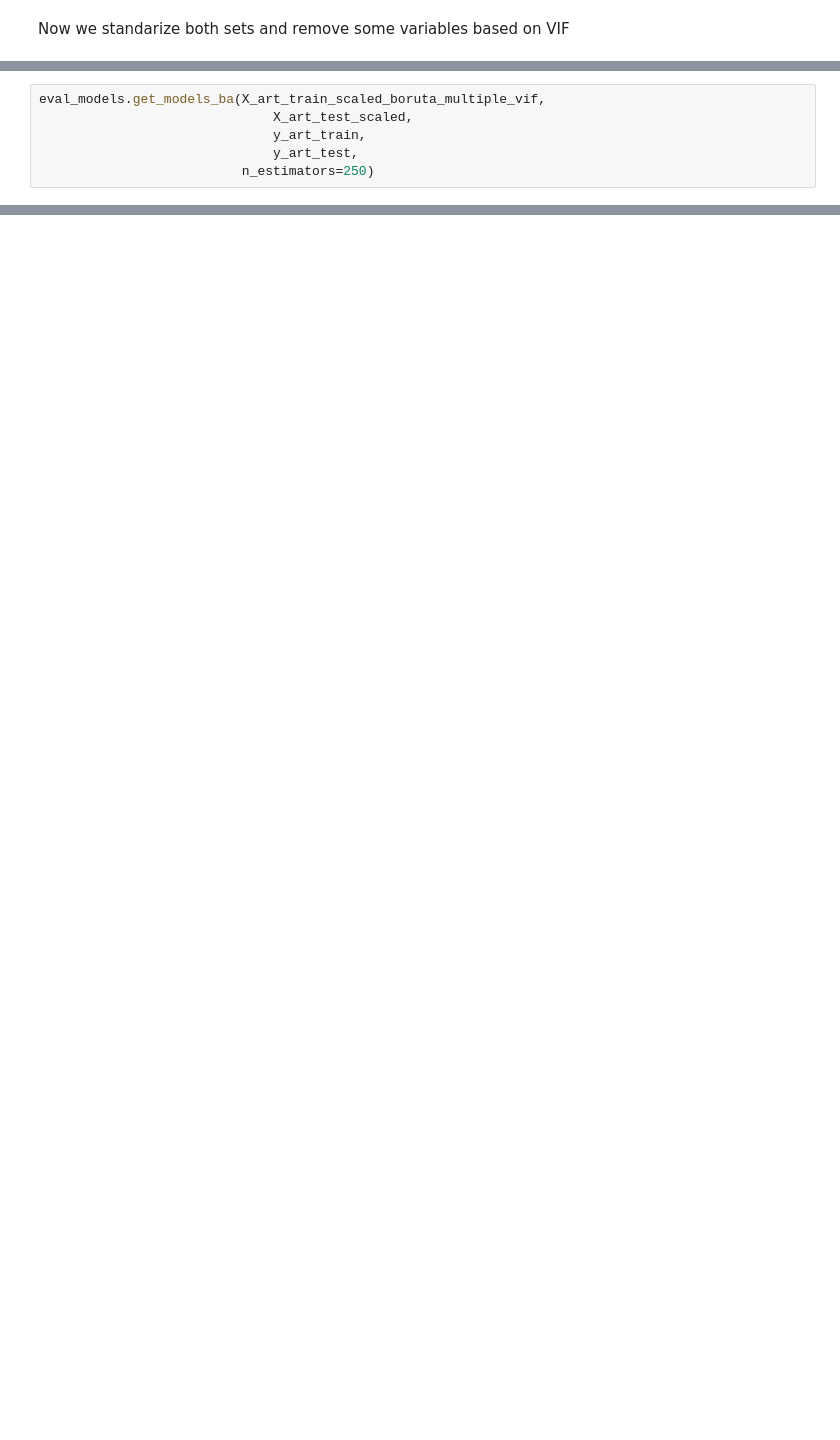
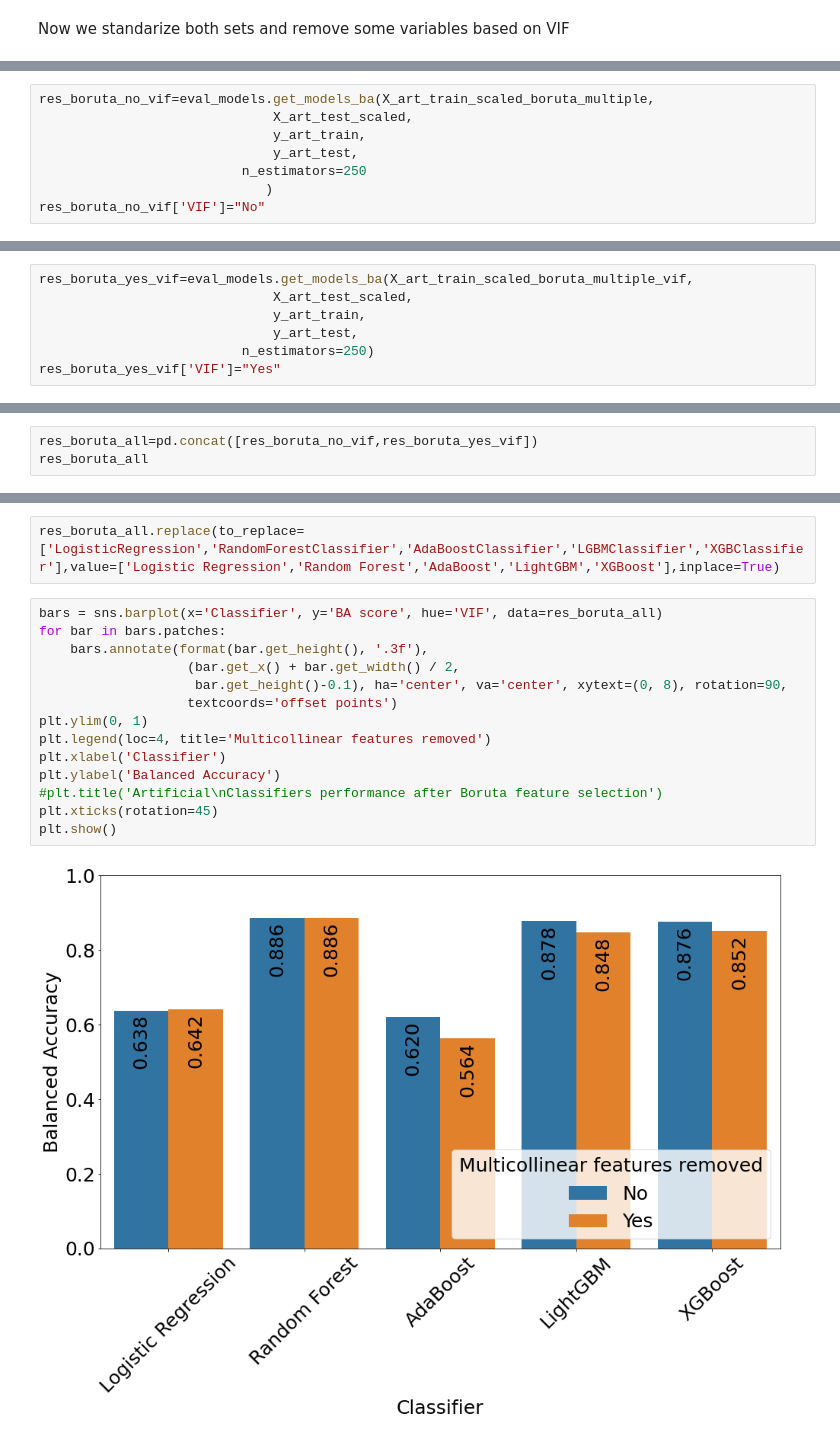
Before and after one commit to pawel99k/AML2022, a Jupyter notebook: Project2/Python_scripts/Boruta-artificial.ipynb, the cells around one changed output, grey strips where cells are left out. Drawn from its saved outputs; the diff is of its cells as text; blank space fills up the shorter version.

```diff
--- a/Project2/Python_scripts/Boruta-artificial.ipynb
+++ b/Project2/Python_scripts/Boruta-artificial.ipynb
@@ -232,0 +206,8 @@ X_art_train_scaled_boruta_multiple=X_art_train_scaled.iloc[:,columns_boruta]
+# %%
+res_boruta_no_vif=eval_models.get_models_ba(X_art_train_scaled_boruta_multiple,
+                              X_art_test_scaled,
+                              y_art_train,
+                              y_art_test,
+                          n_estimators=250
+                             )
+res_boruta_no_vif['VIF']="No"
@@ -236,10 +238,11 @@ X_art_train_scaled_boruta_multiple_vif=eval_models.delete_multicollinear(X_art_t
 5 features left
 # %%
-eval_models.get_models_ba(X_art_train_scaled_boruta_multiple_vif,
+res_boruta_yes_vif=eval_models.get_models_ba(X_art_train_scaled_boruta_multiple_vif,
                               X_art_test_scaled,
                               y_art_train,
                               y_art_test,
                           n_estimators=250)
+res_boruta_yes_vif['VIF']="Yes"
 # %% [output]
 LogisticRegression 0.642
 RandomForestClassifier 0.886
@@ -259,0 +253,3 @@ Int64Index([64, 281, 378, 451, 453], dtype='int64')
+# %%
+res_boruta_all=pd.concat([res_boruta_no_vif,res_boruta_yes_vif])
+res_boruta_all
@@ -259,0 +268,18 @@ Int64Index([64, 281, 378, 451, 453], dtype='int64')
+# %%
+res_boruta_all.replace(to_replace=['LogisticRegression','RandomForestClassifier','AdaBoostClassifier','LGBMClassifier','XGBClassifier'],value=['Logistic Regression','Random Forest','AdaBoost','LightGBM','XGBoost'],inplace=True)
+# %%
+bars = sns.barplot(x='Classifier', y='BA score', hue='VIF', data=res_boruta_all)
+for bar in bars.patches:
+    bars.annotate(format(bar.get_height(), '.3f'),
+                   (bar.get_x() + bar.get_width() / 2,
+                    bar.get_height()-0.1), ha='center', va='center', xytext=(0, 8), rotation=90,
+                   textcoords='offset points')
+plt.ylim(0, 1)
+plt.legend(loc=4, title='Multicollinear features removed')
+plt.xlabel('Classifier')
+plt.ylabel('Balanced Accuracy')
+#plt.title('Artificial\nClassifiers performance after Boruta feature selection')
+plt.xticks(rotation=45)
+plt.show()
+# %% [output]
+[figure, added]
```
Also changed, not shown: parts of 17 cells of this notebook, 3 other files.
